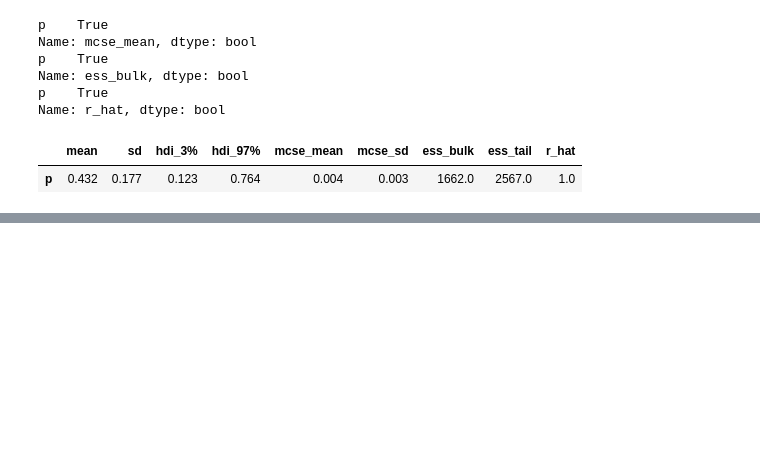
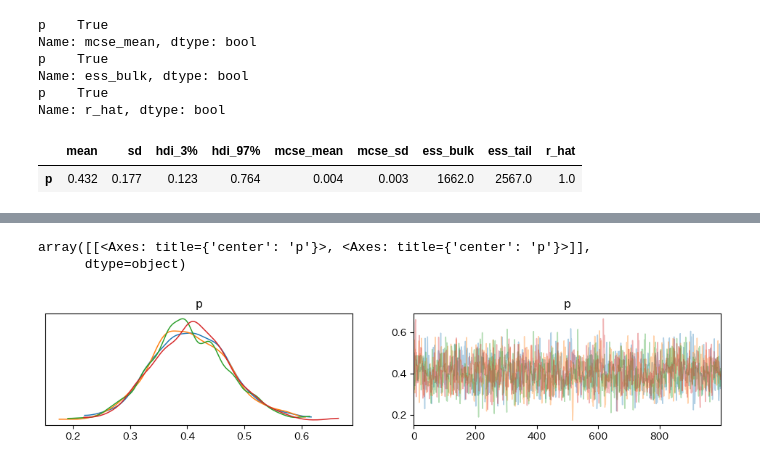
Before and after one commit to 1024xx4/py_bayes_intro, a Jupyter notebook: lottery.ipynb, the cells around one changed output, grey strips where cells are left out. Drawn from its saved outputs; the diff is of its cells as text; code cells hidden in the pictures; blank space fills up the shorter version.

Commit message:
Feat: 施行回数を増やすことで推論の精度が向上しないか確認する#1
- 事前分布: 一様分布
- 確率モデルの分布: 二項分布
- 施行回数(n): 5 => 50
- 成功回数(ovserved): 2 => 20

```diff
--- a/lottery.ipynb
+++ b/lottery.ipynb
@@ -215,0 +224,7 @@ Name: r_hat, dtype: bool
+# %%
+# コンテキスト定義
+model_uniform_binomial_2 = pm.Model()  # インスタンス作成
+
+with model_uniform_binomial_2:
+    p = pm.Uniform('p', lower=0.0, upper=1.0)  # 一様分布（事前分布）
+    X_obs = pm.Binomial('X_obs', p=p, n=50, observed=20)
@@ -215,0 +237,4 @@ Name: r_hat, dtype: bool
+# %%
+# Sampling
+with model_uniform_binomial_2:
+    inferences_uniform_binomial_2 = pm.sample(random_seed=42)
@@ -215,0 +248,7 @@ Name: r_hat, dtype: bool
+# %%
+# Sampling正常性
+az.plot_trace(inferences_uniform_binomial_2, compact=False)
+# %% [output]
+array([[<Axes: title={'center': 'p'}>, <Axes: title={'center': 'p'}>]],
+      dtype=object)
+[figure, added]
```
Also changed, not shown: parts of 11 cells of this notebook.
